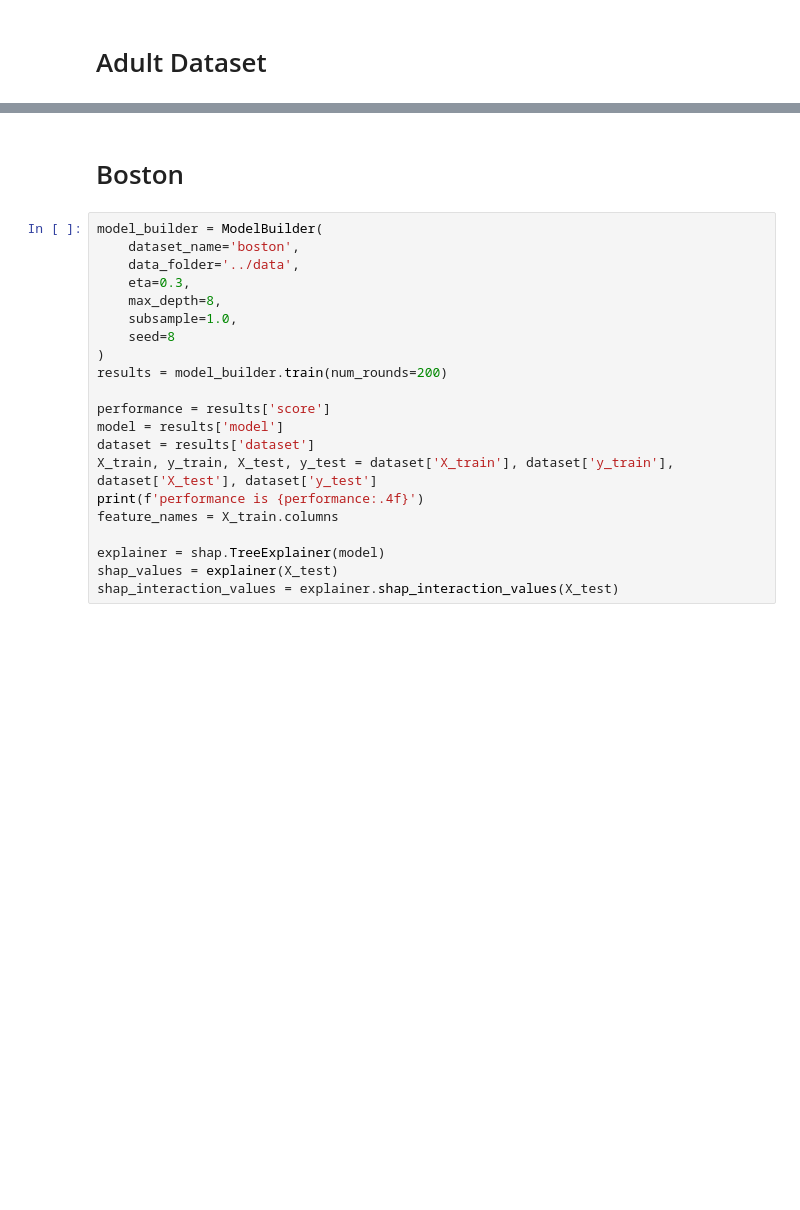
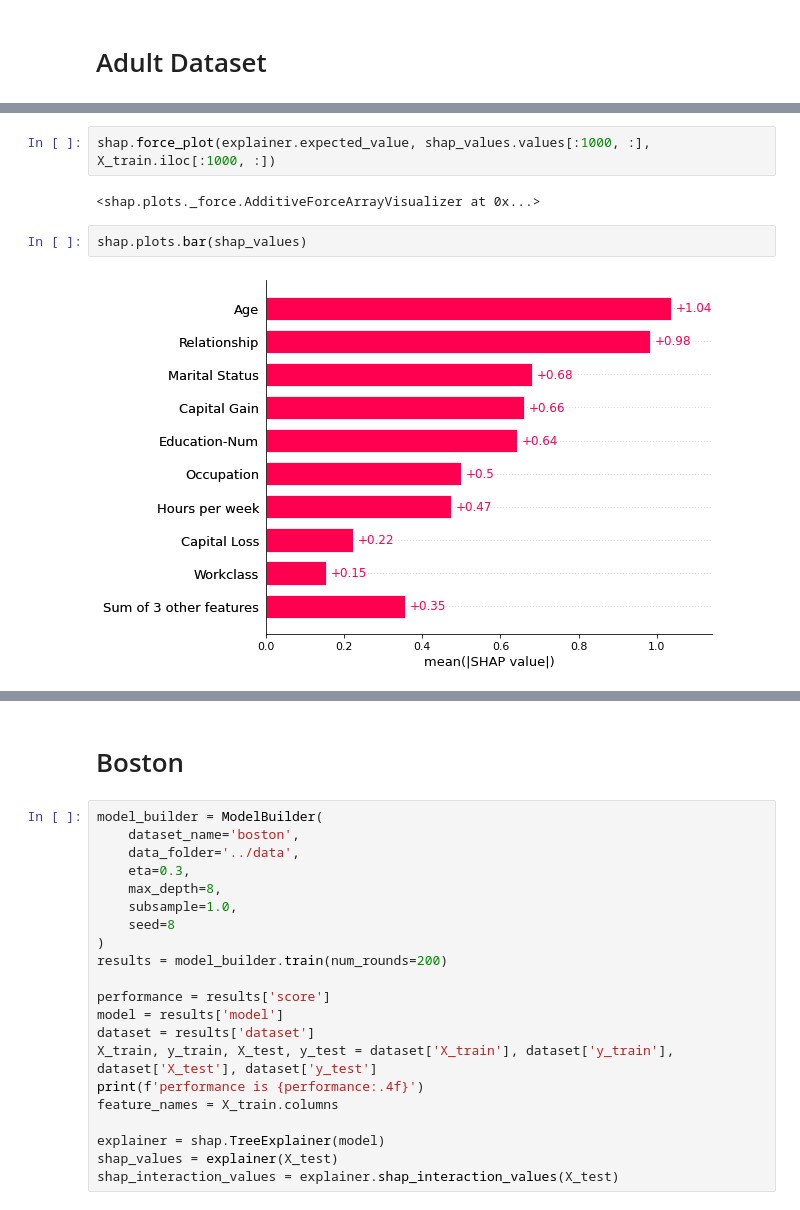
Before and after one commit to simonjisu/FeatureInteractionTree, a Jupyter notebook: notebooks/Finer Granularity Explanation.ipynb, the cells around one changed output, grey strips where cells are left out. Drawn from its saved outputs; the diff is of its cells as text; blank space fills up the shorter version.

```diff
--- a/notebooks/Finer Granularity Explanation.ipynb
+++ b/notebooks/Finer Granularity Explanation.ipynb
@@ -68,0 +77,8 @@ for key, tree in trees:
+# %%
+shap.force_plot(explainer.expected_value, shap_values.values[:1000, :], X_train.iloc[:1000, :])
+# %% [output]
+<shap.plots._force.AdditiveForceArrayVisualizer at 0x...>
+# %%
+shap.plots.bar(shap_values)
+# %% [output]
+[figure, added]
```
Also changed, not shown: parts of 10 cells of this notebook, 7 other files.
